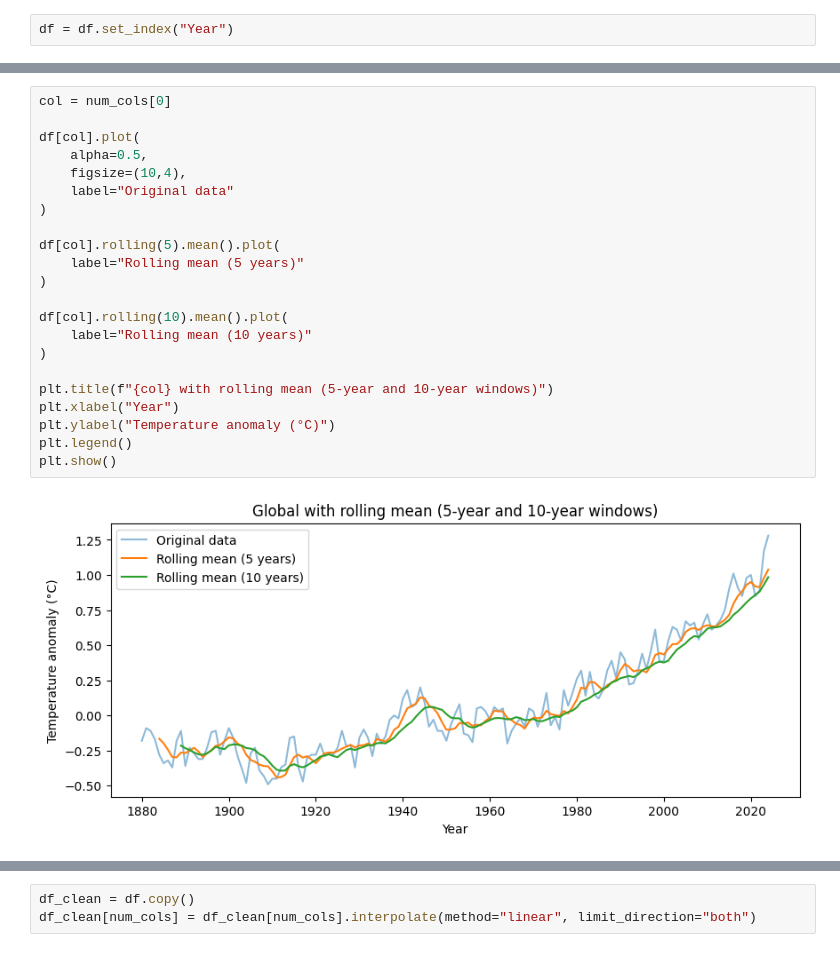
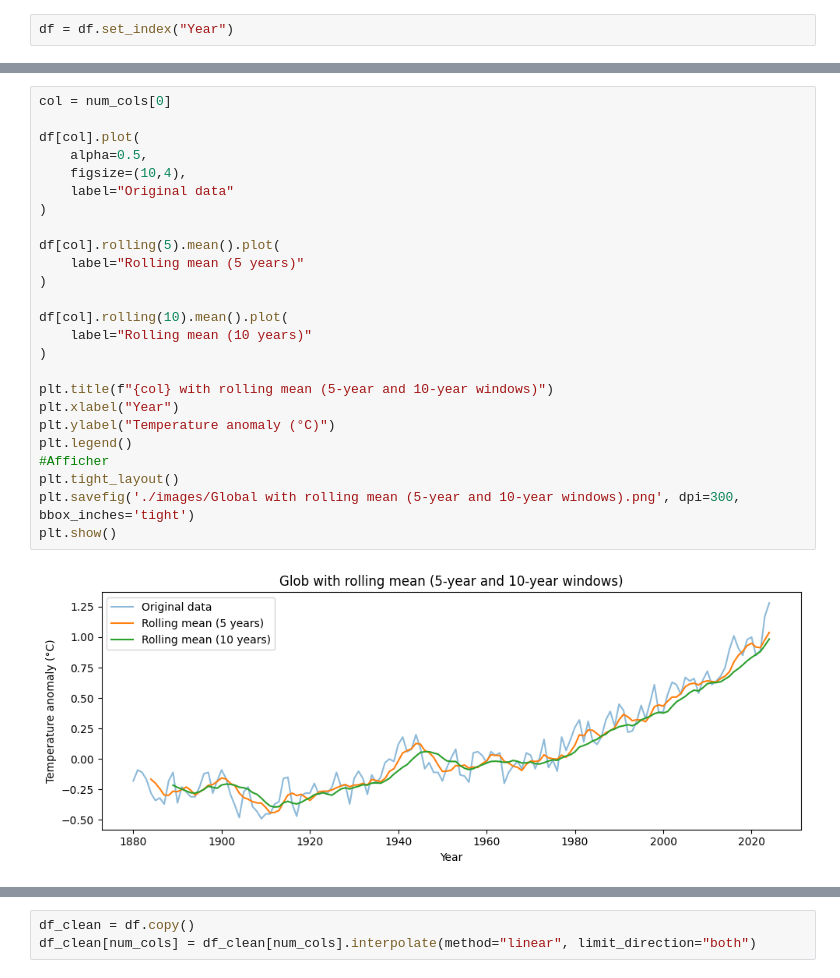
Before and after one commit to VinchC/projet, a Jupyter notebook: ZoneAnn.ipynb, the cells around one changed output, grey strips where cells are left out. Drawn from its saved outputs; the diff is of its cells as text.

```diff
--- a/ZoneAnn.ipynb
+++ b/ZoneAnn.ipynb
@@ -167,27 +180,30 @@ plt.show()
 # %%
 col = num_cols[0]
 
 df[col].plot(
     alpha=0.5,
     figsize=(10,4),
     label="Original data"
 )
 
 df[col].rolling(5).mean().plot(
     label="Rolling mean (5 years)"
 )
 
 df[col].rolling(10).mean().plot(
     label="Rolling mean (10 years)"
 )
 
 plt.title(f"{col} with rolling mean (5-year and 10-year windows)")
 plt.xlabel("Year")
 plt.ylabel("Temperature anomaly (°C)")
 plt.legend()
+#Afficher
+plt.tight_layout()
+plt.savefig('./images/Global with rolling mean (5-year and 10-year windows).png', dpi=300, bbox_inches='tight')
 plt.show()
 # %% [output]
-[figure, old version]
+[figure, new version]
 # %%
 Z = (df[num_cols] - df[num_cols].mean()) / df[num_cols].std()
 Z.mean(axis=1).plot(figsize=(10,4))
```
Also changed, not shown: parts of 7 cells of this notebook, 8 other files.
